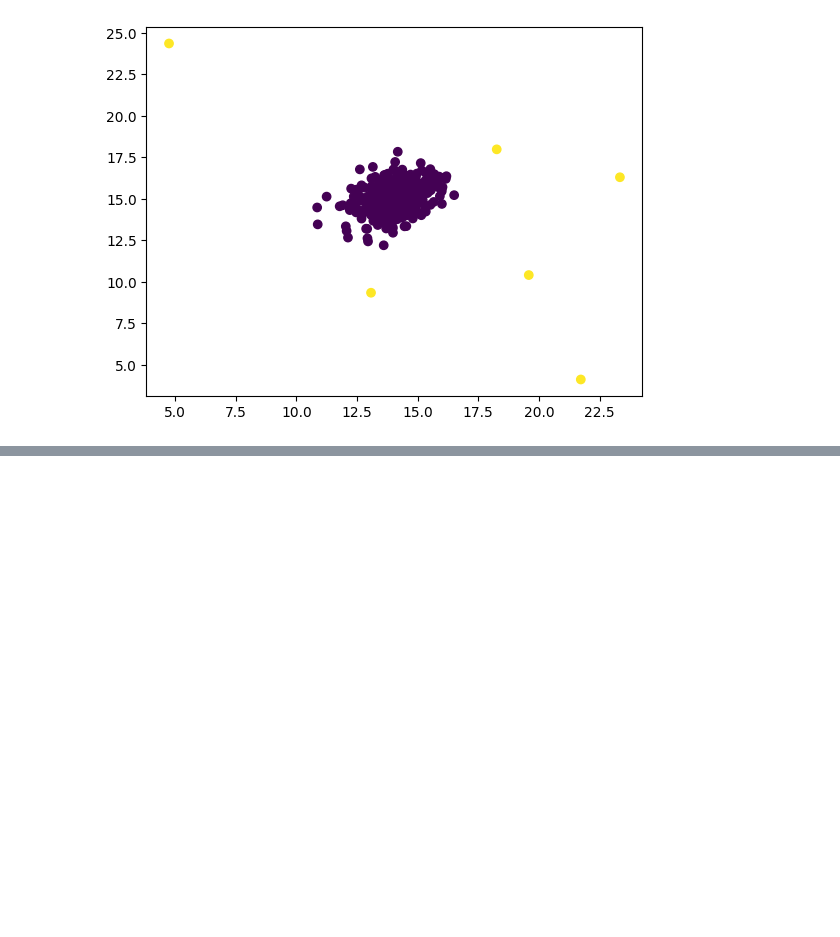
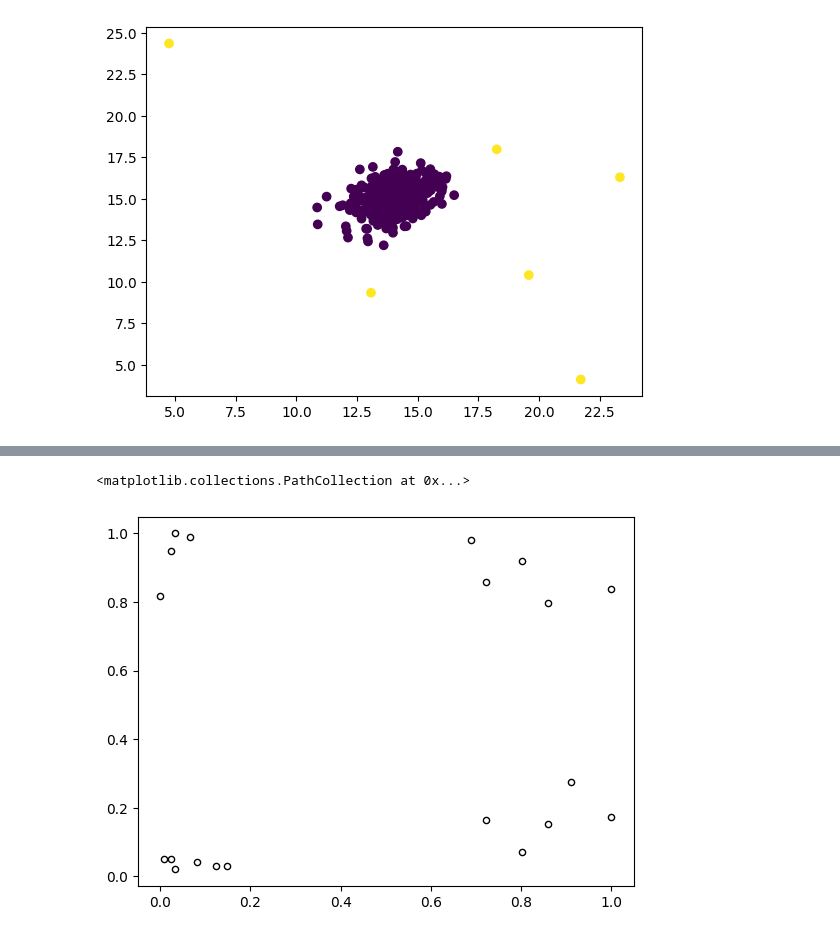
Before and after one commit to SoheilBadri2000/DataScience2, a Jupyter notebook: 12.ipynb, the cells around one changed output, grey strips where cells are left out. Saved outputs shown, nothing was run; the diff lists cells and outputs as text; code cells hidden in the pictures; blank space fills up the shorter version.

```diff
--- a/12.ipynb
+++ b/12.ipynb
@@ -273,0 +543,4 @@ plt.show()
+# %%
+if_an = IsolationForest(n_estimators=25, max_features=1, max_samples=50, contamination=0.1, warm_start=True)
+if_an_list = if_an.fit_predict(X)
+if_an_list
@@ -273,0 +560,2 @@ plt.show()
+# %%
+if_an_list = pd.Series(if_an_list).replace([-1,1], [1,0]) # another form of replacing
@@ -273,0 +582,6 @@ plt.show()
+# %%
+X_if_an = X[if_an_list==1]
+plt.scatter(X_if_an[:,0], X_if_an[:,1], s=20, c='w', edgecolors='k')
+# %% [output]
+<matplotlib.collections.PathCollection at 0x...>
+[figure, added]
```
Also changed, not shown: parts of 46 cells of this notebook.
